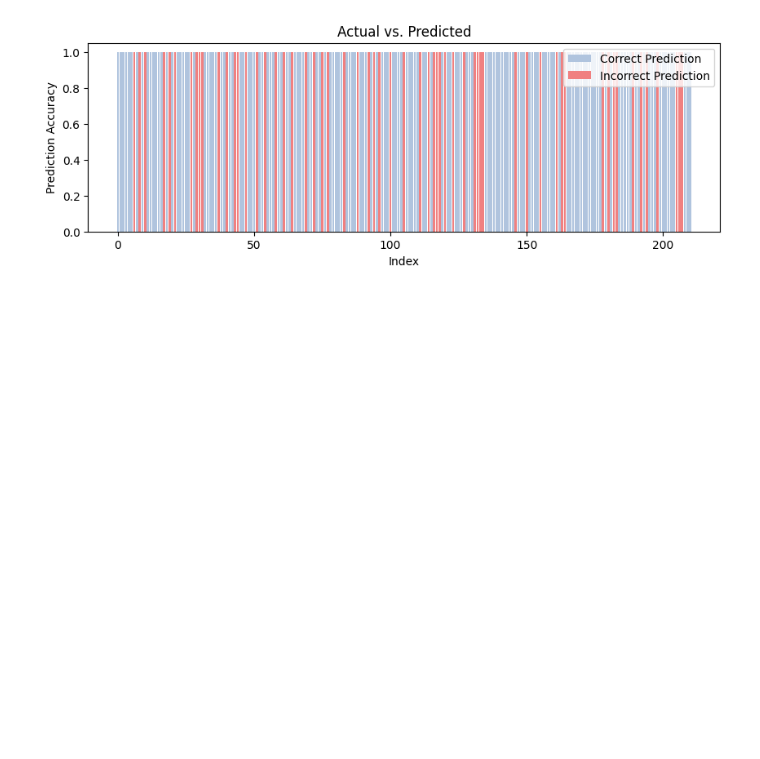
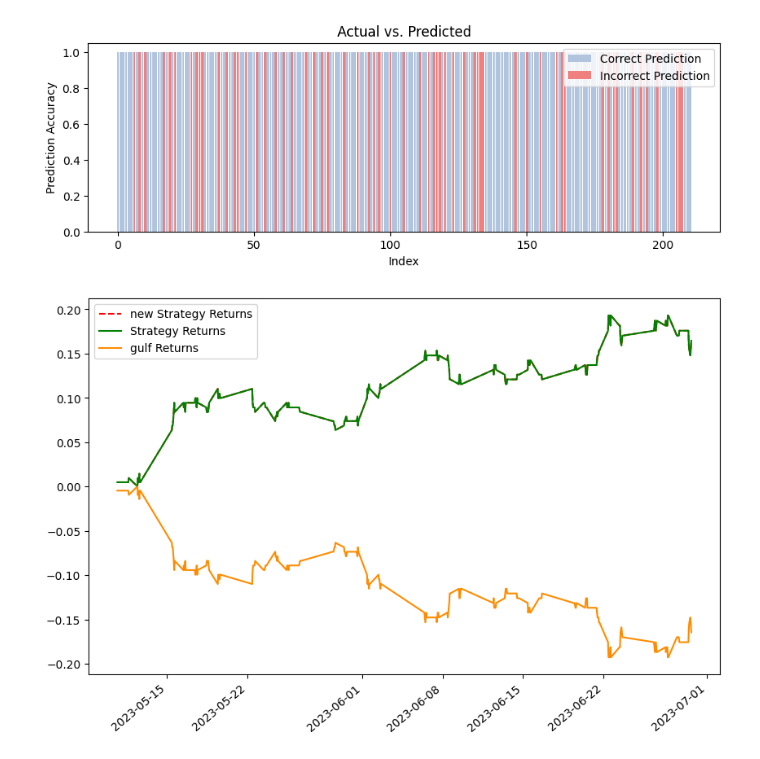
Before and after one commit to phornpailinn/ML, a Jupyter notebook: 6610412006_Phornpailin.ipynb, the cells around one changed output. Cells and saved outputs as stored; diff of their text form; code cells hidden in the pictures; blank space fills up the shorter version.

```diff
--- a/6610412006_Phornpailin.ipynb
+++ b/6610412006_Phornpailin.ipynb
@@ -420,14 +420,14 @@ weighted avg       0.51      0.72      0.60       211
 # %%
 df2['Predicted_Signal'] = model.predict(X2)
 df2['gulf_returns'] = np.log(df['Close']/df['Close'].shift(1))
-Cumulative_gulf_returns = np.cumsum(df2[split:]['gulf_returns'])
+Cumulative_gulf_returns2 = np.cumsum(df2[split:]['gulf_returns'])
 
 df2['Strategy_returns'] = df2['gulf_returns']* df2['Predicted_Signal'].shift(1)
-Cumulative_Strategy_returns = np.cumsum(df2[split:]['Strategy_returns'])
+Cumulative_Strategy_returns2 = np.cumsum(df2[split:]['Strategy_returns'])
 
 plt.figure(figsize=(10,6))
-plt.plot(Cumulative_Strategy_returns, color='darkgreen', label = 'Strategy Returns', linestyle='--')
-plt.plot(Cumulative_gulf_returns, color='darkorange', label = 'gulf Returns')
+plt.plot(Cumulative_Strategy_returns2, color='darkgreen', label = 'Strategy Returns', linestyle='--')
+plt.plot(Cumulative_gulf_returns2, color='darkorange', label = 'gulf Returns')
 plt.xticks(rotation=40, ha='right')
 plt.legend()
 plt.show()
@@ -448,3 +448,14 @@ plt.legend()
 plt.show()
 # %% [output]
 [figure]
+# %%
+#เทียบกราฟกับกราฟแรก (strategy returns มีค่าที่ซ้อนทับกัน)
+plt.figure(figsize=(10,6))
+plt.plot(Cumulative_Strategy_returns2, color='red', label = 'new Strategy Returns', linestyle='--')
+plt.plot(Cumulative_Strategy_returns, color='g', label = 'Strategy Returns')
+plt.plot(Cumulative_gulf_returns, color='darkorange', label = 'gulf Returns')
+plt.xticks(rotation=40, ha='right')
+plt.legend()
+plt.show()
+# %% [output]
+[figure, added]
```
Also changed, not shown: parts of 5 cells of this notebook.
